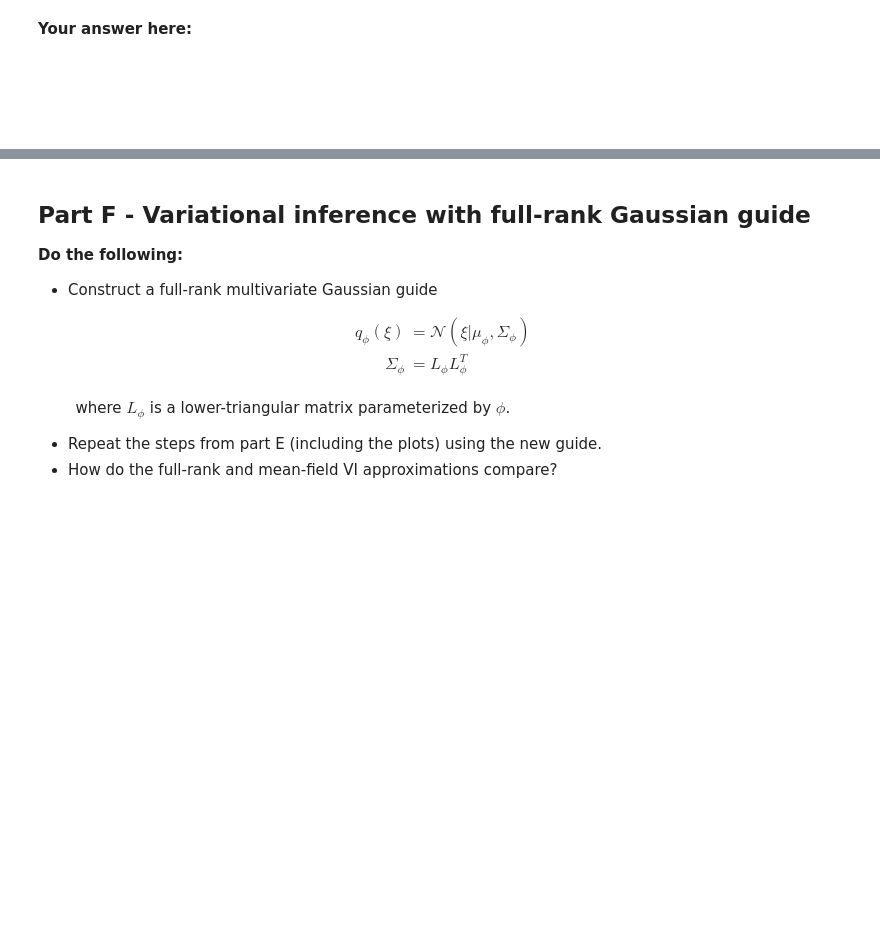
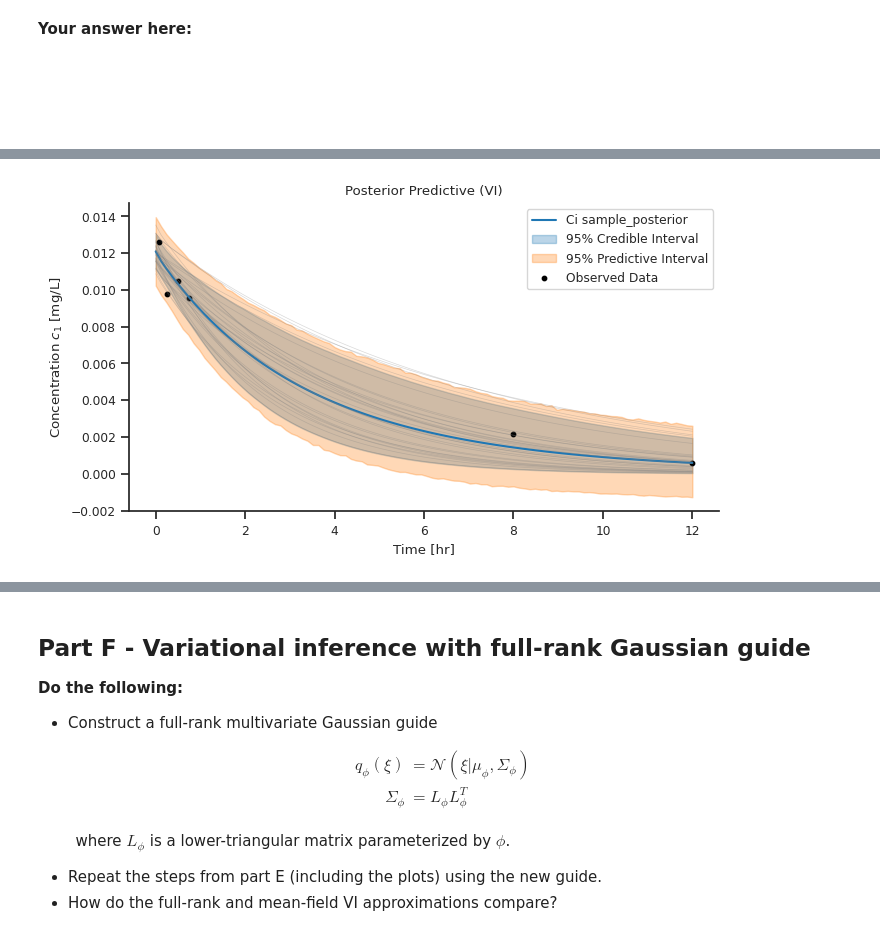
Before and after one commit to Shaunak-Mukherjee/ME697-advanced-scientific-machine-learning, a Jupyter notebook: ME697_06_homework_Shaunak.ipynb, the cells around one changed output, grey strips where cells are left out. Cells and saved outputs as stored; diff of their text form; code cells hidden in the pictures; blank space fills up the shorter version.

```diff
--- a/ME697_06_homework_Shaunak.ipynb
+++ b/ME697_06_homework_Shaunak.ipynb
@@ -1212,0 +1409,37 @@ Do they match?
+# %%
+# As in parts B and D, compute the concentration  c1  for each posterior sample,
+# over the time interval  [0,12] . Plot the 95% credible interval, 95% predictive
+# interval, and a few samples from the posterior.
+
+# Time grid
+t_plt = jnp.linspace(0, 12, 100)
+
+xi_dict_vi = {k: xi_vi_samples[:, i] for i, k in enumerate(["k12", "k21", "kd", "V"])}
+theta_vi_samples = vmap(constrain)(xi_dict_vi)
+
+c1_vi = vmap(solve_pk_iv_bolus, (0, None, None))(theta_vi_samples, t_plt, dosage_mass)
+
+key = jr.PRNGKey(123)
+y_vi = c1_vi + sigma * jr.normal(key, shape=c1_vi.shape)
+
+c1_q05, c1_q95 = jnp.quantile(c1_vi, q=jnp.array([0.05, 0.95]), axis=0)
+y_q05, y_q95 = jnp.quantile(y_vi, q=jnp.array([0.05, 0.95]), axis=0)
+
+# Plot
+plt.figure(figsize=(7, 4))
+plt.plot(t_plt, jnp.mean(c1_vi, axis=0), label="Ci sample_posterior", color="tab:blue")
+plt.plot(t_plt, c1_vi[:30].T, color="gray", lw=0.5, alpha=0.3)
+
+plt.fill_between(t_plt, c1_q05, c1_q95, color="tab:blue", alpha=0.3, label="95% Credible Interval")
+plt.fill_between(t_plt, y_q05, y_q95, color="tab:orange", alpha=0.3, label="95% Predictive Interval")
+
+plt.scatter(times, concentrations, color="black", s=10, label="Observed Data")
+plt.xlabel("Time [hr]")
+plt.ylabel("Concentration $c_1$ [mg/L]")
+plt.title("Posterior Predictive (VI)")
+plt.legend()
+plt.tight_layout()
+sns.despine()
+plt.show()
+# %% [output]
+[figure, added]
```
Also changed, not shown: parts of 10 cells of this notebook.
